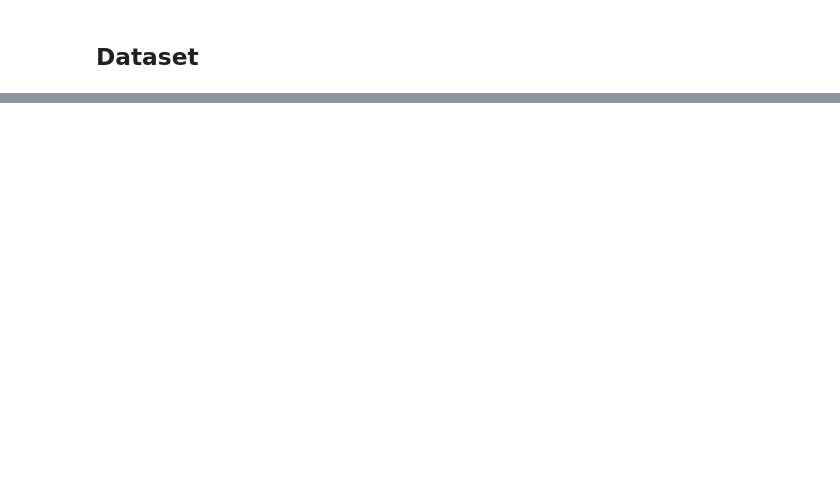
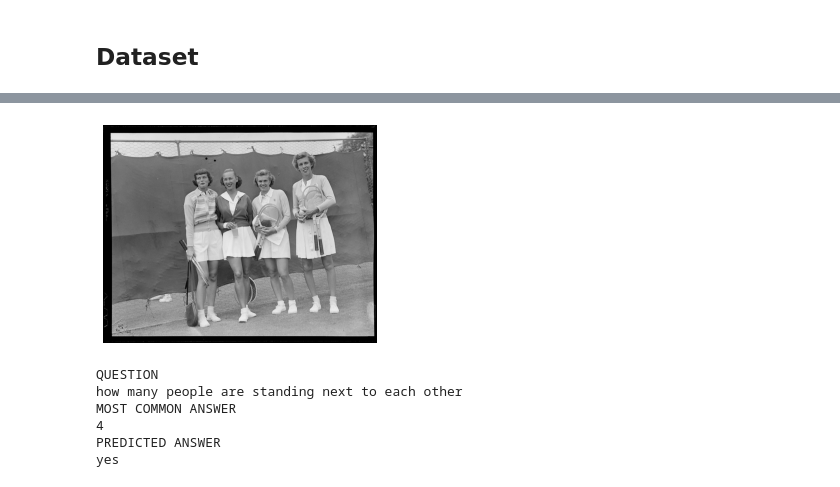
Before and after one commit to PatrizioPerugini/Visual_QA_deep_learning, a Jupyter notebook: Visual_QA_Coeus.ipynb, the cells around one changed output, grey strips where cells are left out. Drawn from its saved outputs; the diff is of its cells as text; code cells hidden in the pictures; blank space fills up the shorter version.

Commit message:
model and evaluation ready

```diff
--- a/Visual_QA_Coeus.ipynb
+++ b/Visual_QA_Coeus.ipynb
@@ -395,0 +510,2 @@ ts = VQA_DataModule(hparams, train_VQA, val_VQA, qv_w2id, qv_id2w, av_w2id, av_i
+# %%
+model = VQA_Baseline(hparams)
@@ -395,0 +549,2 @@ ts = VQA_DataModule(hparams, train_VQA, val_VQA, qv_w2id, qv_id2w, av_w2id, av_i
+# %%
+trainer.fit(model, data)
@@ -395,0 +613,3 @@ ts = VQA_DataModule(hparams, train_VQA, val_VQA, qv_w2id, qv_id2w, av_w2id, av_i
+# %%
+best_ckpt = "model/baseline_0-epoch=01-loss=3.8694.ckpt"
+model = VQA_Baseline.load_from_checkpoint(best_ckpt, strict=False)
@@ -395,0 +627,41 @@ ts = VQA_DataModule(hparams, train_VQA, val_VQA, qv_w2id, qv_id2w, av_w2id, av_i
+# %%
+def print_item_pred(data, model, ids:list, on_train_set:bool):
+    dataset = data.train_dataloader() if on_train_set else data.val_dataloader()
+    vqa = data.train_VQA if on_train_set else data.val_VQA
+    device = "cuda" if torch.cuda.is_available() else "cpu"
+    model.to(device)
+    it_data = iter(dataset)
+    av_id2w = data.av_id2w
+    for batch in it_data:
+        if len(ids)==0:
+            break
+        batch["question"]=batch["question"].to(device)
+        batch["img"]=batch["img"].to(device)
+        pred = model.predict(batch)
+        for id, pred in zip(pred["id"],pred["pred"]):
+            if id in ids:
+                ids.remove(id)
+                question = vqa.qqa[id]["question"]
+                answer = vqa.qa[id]["multiple_choice_answer"]
+                img_id = vqa.qqa[id]["image_id"]
+                img_pth = vqa.get_img_from_id(img_id)
+                img = Image.open(img_pth).convert('RGB')
+                plt.imshow(img)
+                plt.axis('off')
+                plt.show()
+                print("QUESTION")
+                print(question)
+                print("MOST COMMON ANSWER")
+                print(answer)
+                print("PREDICTED ANSWER")
+                print(av_id2w.get(pred))
+# %%
+print_item_pred(data, model, [131366000], True)
+# %% [output]
+[figure, added]
+QUESTION
+how many people are standing next to each other
+MOST COMMON ANSWER
+4
+PREDICTED ANSWER
+yes
```
Also changed, not shown: parts of 13 cells of this notebook.
